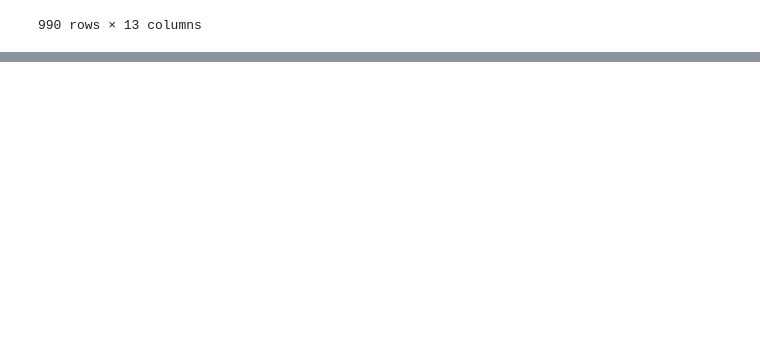
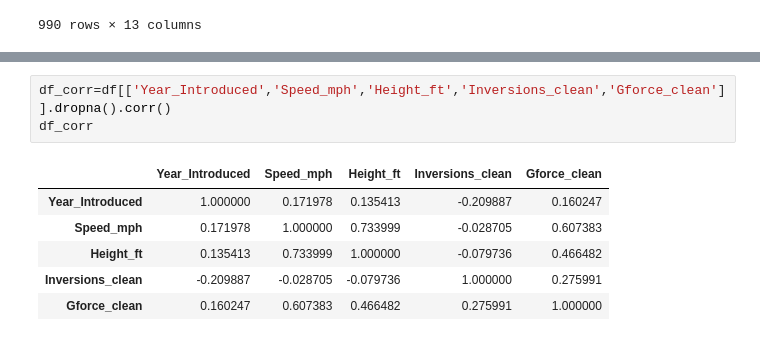
Before and after one commit to shreyahegde18/Exploratory-Data-Analysis, a Jupyter notebook: exploratory-data-analysis-rollercoaster.ipynb, the cells around one changed output, grey strips where cells are left out. Drawn from its saved outputs; the diff is of its cells as text; blank space fills up the shorter version.

```diff
--- a/exploratory-data-analysis-rollercoaster.ipynb
+++ b/exploratory-data-analysis-rollercoaster.ipynb
@@ -274,0 +275,10 @@ sns.pairplot(df,vars=['Year_Introduced','Speed_mph','Height_ft','Opening_Date_Cl
+# %%
+df_corr=df[['Year_Introduced','Speed_mph','Height_ft','Inversions_clean','Gforce_clean']].dropna().corr()
+df_corr
+# %% [output]
+|  | Year_Introduced | Speed_mph | Height_ft | Inversions_clean | Gforce_clean |
+| Year_Introduced | 1.000000 | 0.171978 | 0.135413 | -0.209887 | 0.160247 |
+| Speed_mph | 0.171978 | 1.000000 | 0.733999 | -0.028705 | 0.607383 |
+| Height_ft | 0.135413 | 0.733999 | 1.000000 | -0.079736 | 0.466482 |
+| Inversions_clean | -0.209887 | -0.028705 | -0.079736 | 1.000000 | 0.275991 |
+| Gforce_clean | 0.160247 | 0.607383 | 0.466482 | 0.275991 | 1.000000 |
```
Also changed, not shown: parts of 6 cells of this notebook.
